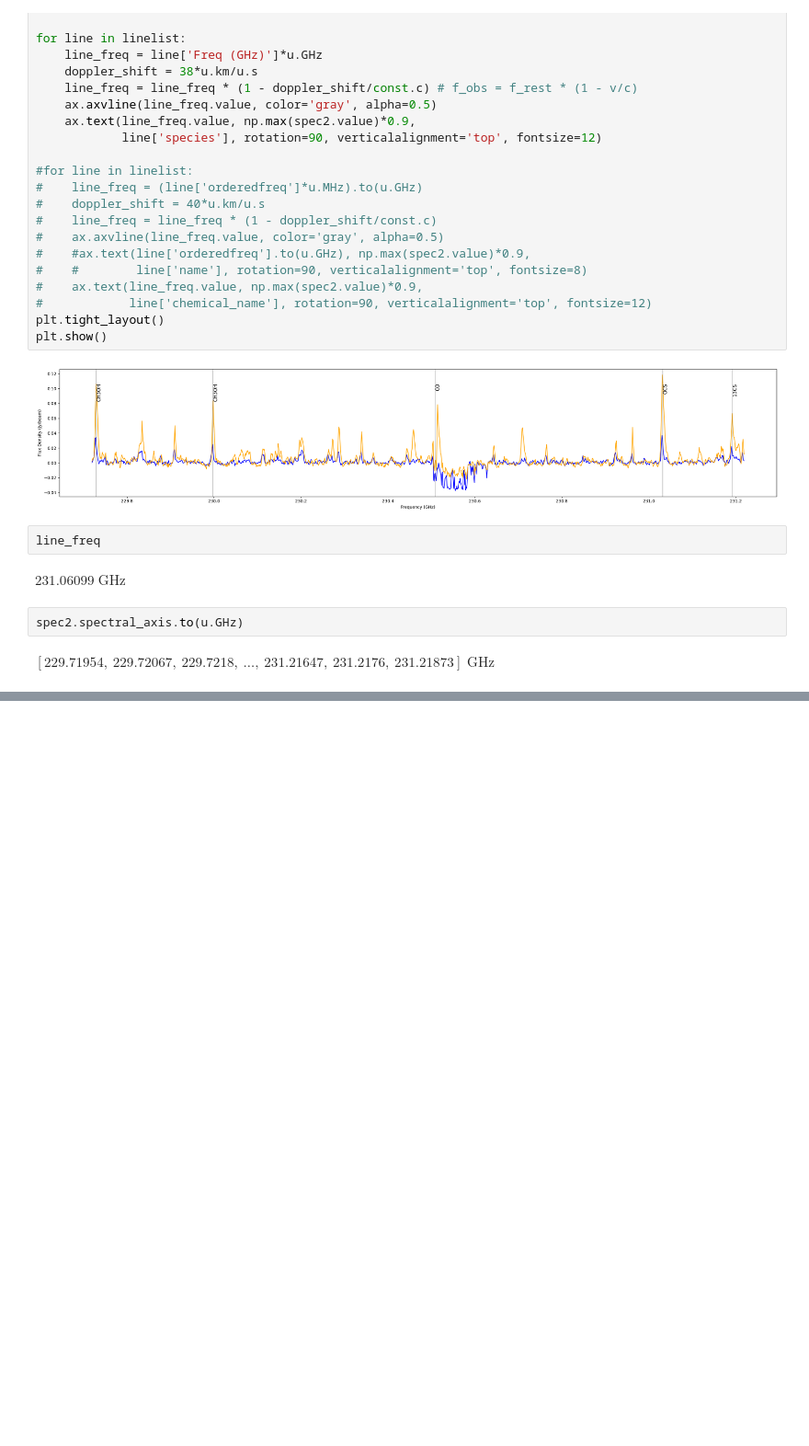
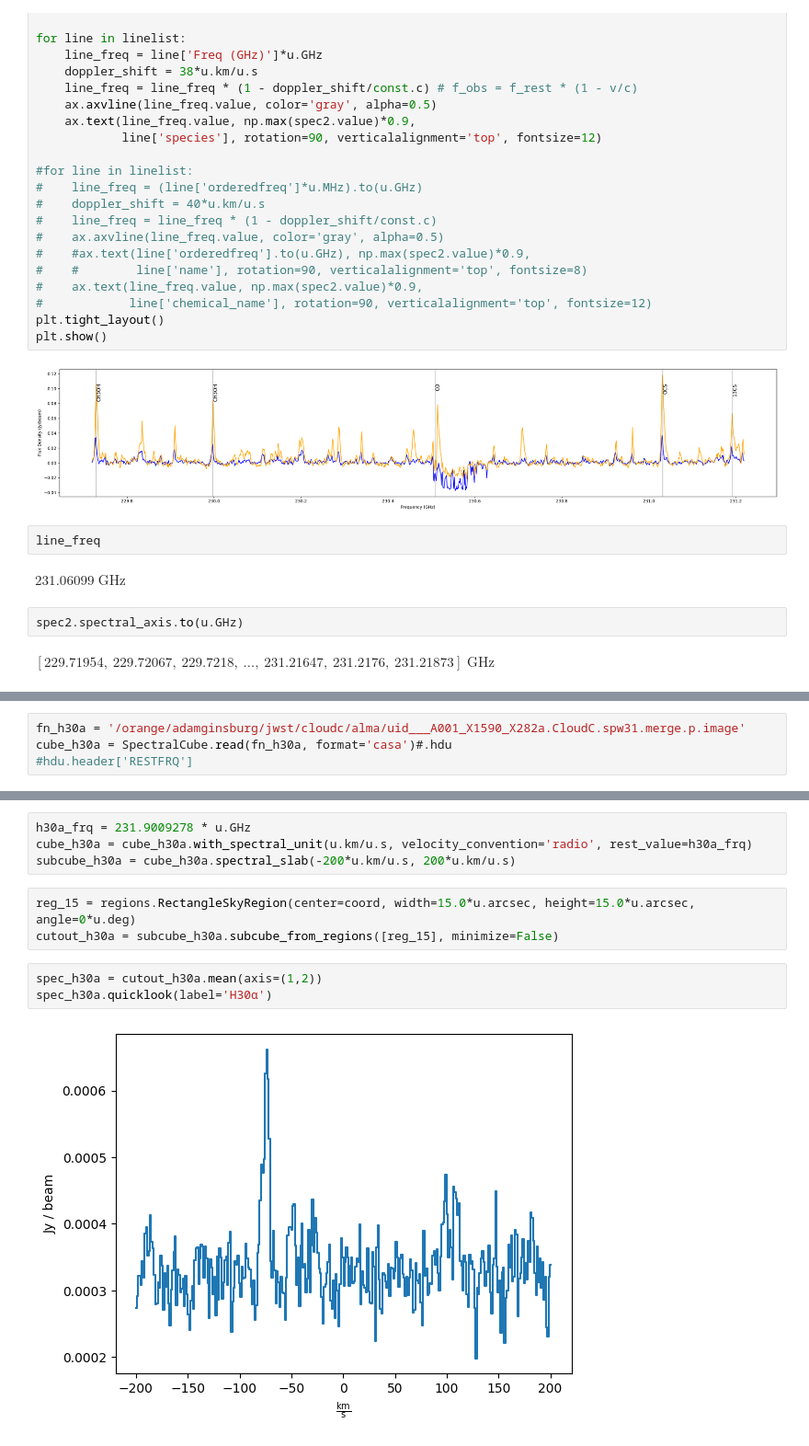
Before and after one commit to SpacialTree/dustridge-cd, a Jupyter notebook: notebooks/hotcore_mom.ipynb, the cells around one changed output, grey strips where cells are left out. Shown at 92% size. Saved outputs shown, nothing was run; the diff lists cells and outputs as text; blank space fills up the shorter version.

```diff
--- a/notebooks/hotcore_mom.ipynb
+++ b/notebooks/hotcore_mom.ipynb
@@ -323,0 +360,4 @@ $[229.71954,~229.72067,~229.7218,~\dots,~231.21647,~231.2176,~231.21873] \; \mat
+# %%
+fn_h30a = '/orange/adamginsburg/jwst/cloudc/alma/uid___A001_X1590_X282a.CloudC.spw31.merge.p.image'
+cube_h30a = SpectralCube.read(fn_h30a, format='casa')#.hdu
+#hdu.header['RESTFRQ']
@@ -323,0 +366,12 @@ $[229.71954,~229.72067,~229.7218,~\dots,~231.21647,~231.2176,~231.21873] \; \mat
+# %%
+h30a_frq = 231.9009278 * u.GHz
+cube_h30a = cube_h30a.with_spectral_unit(u.km/u.s, velocity_convention='radio', rest_value=h30a_frq)
+subcube_h30a = cube_h30a.spectral_slab(-200*u.km/u.s, 200*u.km/u.s)
+# %%
+reg_15 = regions.RectangleSkyRegion(center=coord, width=15.0*u.arcsec, height=15.0*u.arcsec, angle=0*u.deg)
+cutout_h30a = subcube_h30a.subcube_from_regions([reg_15], minimize=False)
+# %%
+spec_h30a = cutout_h30a.mean(axis=(1,2))
+spec_h30a.quicklook(label='H30α')
+# %% [output]
+[figure, added]
```
Also changed, not shown: parts of 9 cells of this notebook.
